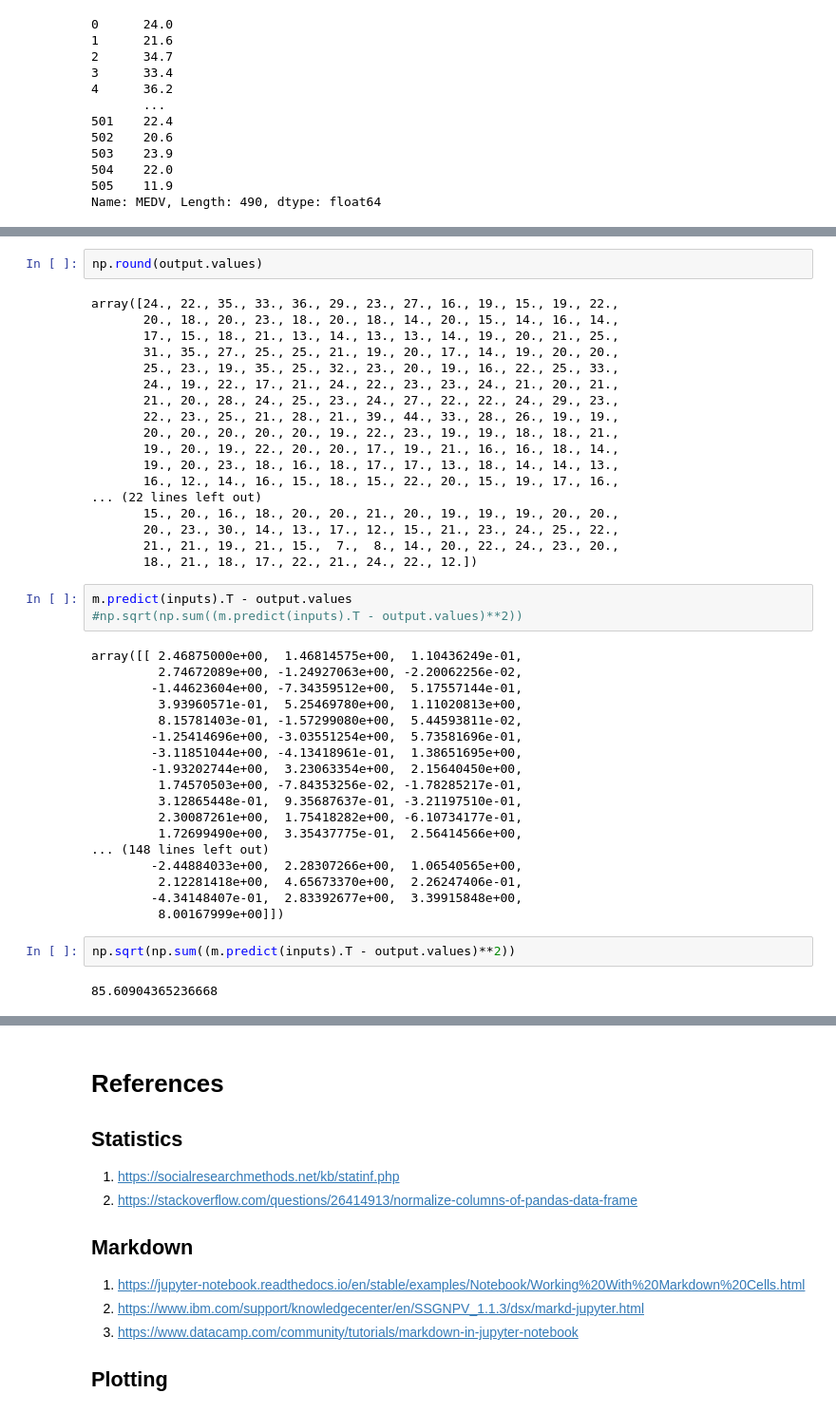
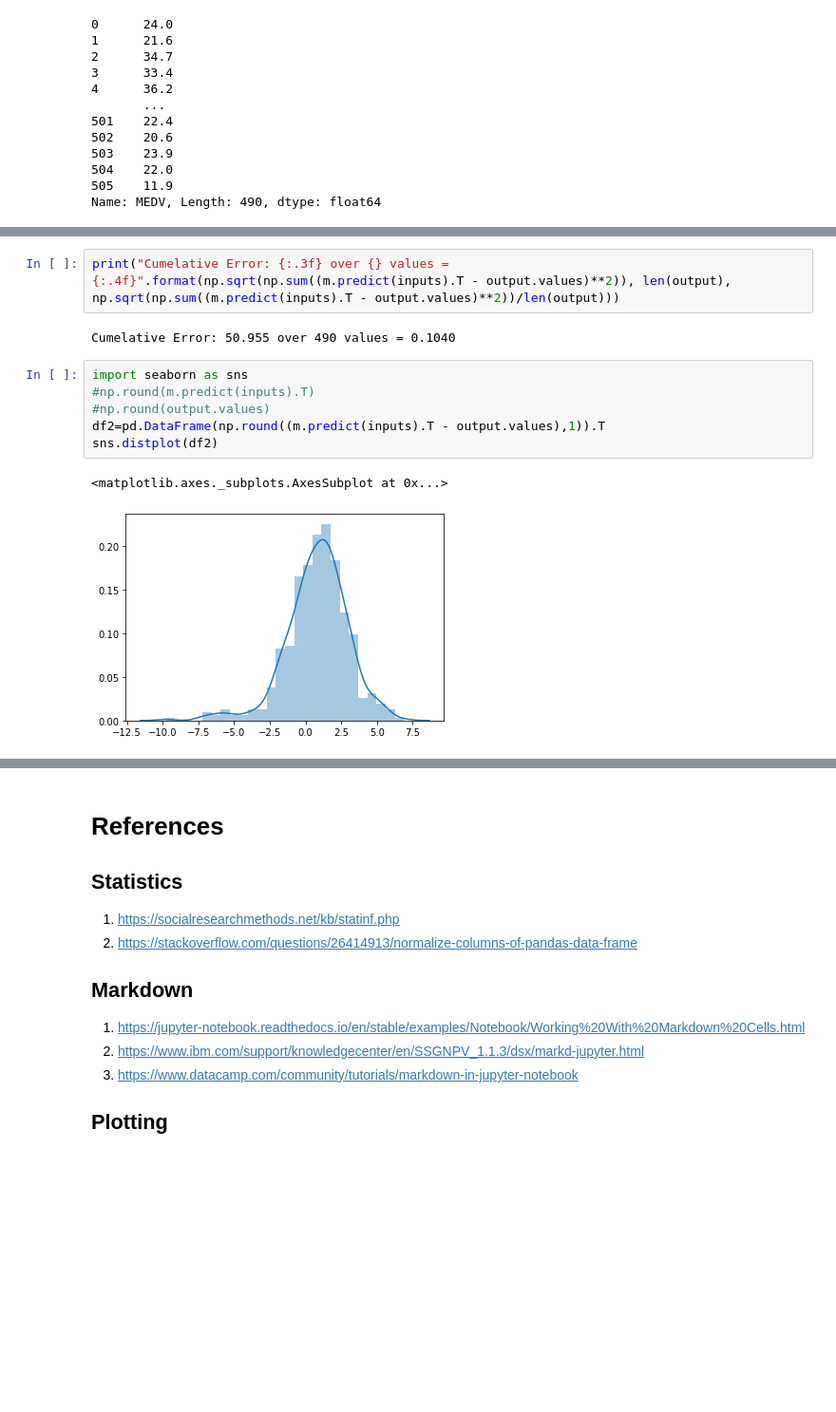
Before and after one commit to G00364778/52954_Assesment_Machine_Learning_and_Statistics, a Jupyter notebook: Boston_House_Price_Analyses.ipynb, the cells around one changed output, grey strips where cells are left out. Shown at 95% size. Drawn from its saved outputs; the diff is of its cells as text; blank space fills up the shorter version.

```diff
--- a/Boston_House_Price_Analyses.ipynb
+++ b/Boston_House_Price_Analyses.ipynb
@@ -339,45 +323,13 @@ array([[26.46875  ],
-# %%
-np.round(output.values)
-# %% [output]
-array([24., 22., 35., 33., 36., 29., 23., 27., 16., 19., 15., 19., 22.,
-       20., 18., 20., 23., 18., 20., 18., 14., 20., 15., 14., 16., 14.,
-       17., 15., 18., 21., 13., 14., 13., 13., 14., 19., 20., 21., 25.,
-       31., 35., 27., 25., 25., 21., 19., 20., 17., 14., 19., 20., 20.,
-       25., 23., 19., 35., 25., 32., 23., 20., 19., 16., 22., 25., 33.,
-       24., 19., 22., 17., 21., 24., 22., 23., 23., 24., 21., 20., 21.,
-       21., 20., 28., 24., 25., 23., 24., 27., 22., 22., 24., 29., 23.,
-       22., 23., 25., 21., 28., 21., 39., 44., 33., 28., 26., 19., 19.,
-       20., 20., 20., 20., 20., 19., 22., 23., 19., 19., 18., 18., 21.,
-       19., 20., 19., 22., 20., 20., 17., 19., 21., 16., 16., 18., 14.,
-       19., 20., 23., 18., 16., 18., 17., 17., 13., 18., 14., 14., 13.,
-       16., 12., 14., 16., 15., 18., 15., 22., 20., 15., 19., 17., 16.,
-... (22 lines left out)
-       15., 20., 16., 18., 20., 20., 21., 20., 19., 19., 19., 20., 20.,
-       20., 23., 30., 14., 13., 17., 12., 15., 21., 23., 24., 25., 22.,
-       21., 21., 19., 21., 15.,  7.,  8., 14., 20., 22., 24., 23., 20.,
-       18., 21., 18., 17., 22., 21., 24., 22., 12.])
+# %%
+print("Cumelative Error: {:.3f} over {} values = {:.4f}".format(np.sqrt(np.sum((m.predict(inputs).T - output.values)**2)), len(output), np.sqrt(np.sum((m.predict(inputs).T - output.values)**2))/len(output)))
+# %% [output]
+Cumelative Error: 50.955 over 490 values = 0.1040
 # %%
-m.predict(inputs).T - output.values
-#np.sqrt(np.sum((m.predict(inputs).T - output.values)**2))
+import seaborn as sns
+#np.round(m.predict(inputs).T)
+#np.round(output.values)
+df2=pd.DataFrame(np.round((m.predict(inputs).T - output.values),1)).T
+sns.distplot(df2)
 # %% [output]
-array([[ 2.46875000e+00,  1.46814575e+00,  1.10436249e-01,
-         2.74672089e+00, -1.24927063e+00, -2.20062256e-02,
-        -1.44623604e+00, -7.34359512e+00,  5.17557144e-01,
-         3.93960571e-01,  5.25469780e+00,  1.11020813e+00,
-         8.15781403e-01, -1.57299080e+00,  5.44593811e-02,
-        -1.25414696e+00, -3.03551254e+00,  5.73581696e-01,
-        -3.11851044e+00, -4.13418961e-01,  1.38651695e+00,
-        -1.93202744e+00,  3.23063354e+00,  2.15640450e+00,
-         1.74570503e+00, -7.84353256e-02, -1.78285217e-01,
-         3.12865448e-01,  9.35687637e-01, -3.21197510e-01,
-         2.30087261e+00,  1.75418282e+00, -6.10734177e-01,
-         1.72699490e+00,  3.35437775e-01,  2.56414566e+00,
-... (148 lines left out)
-        -2.44884033e+00,  2.28307266e+00,  1.06540565e+00,
-         2.12281418e+00,  4.65673370e+00,  2.26247406e-01,
-        -4.34148407e-01,  2.83392677e+00,  3.39915848e+00,
-         8.00167999e+00]])
+<matplotlib.axes._subplots.AxesSubplot at 0x...>
+[figure, added]
-# %%
-np.sqrt(np.sum((m.predict(inputs).T - output.values)**2))
-# %% [output]
-85.60904365236668
```
Also changed, not shown: parts of 14 cells of this notebook.
